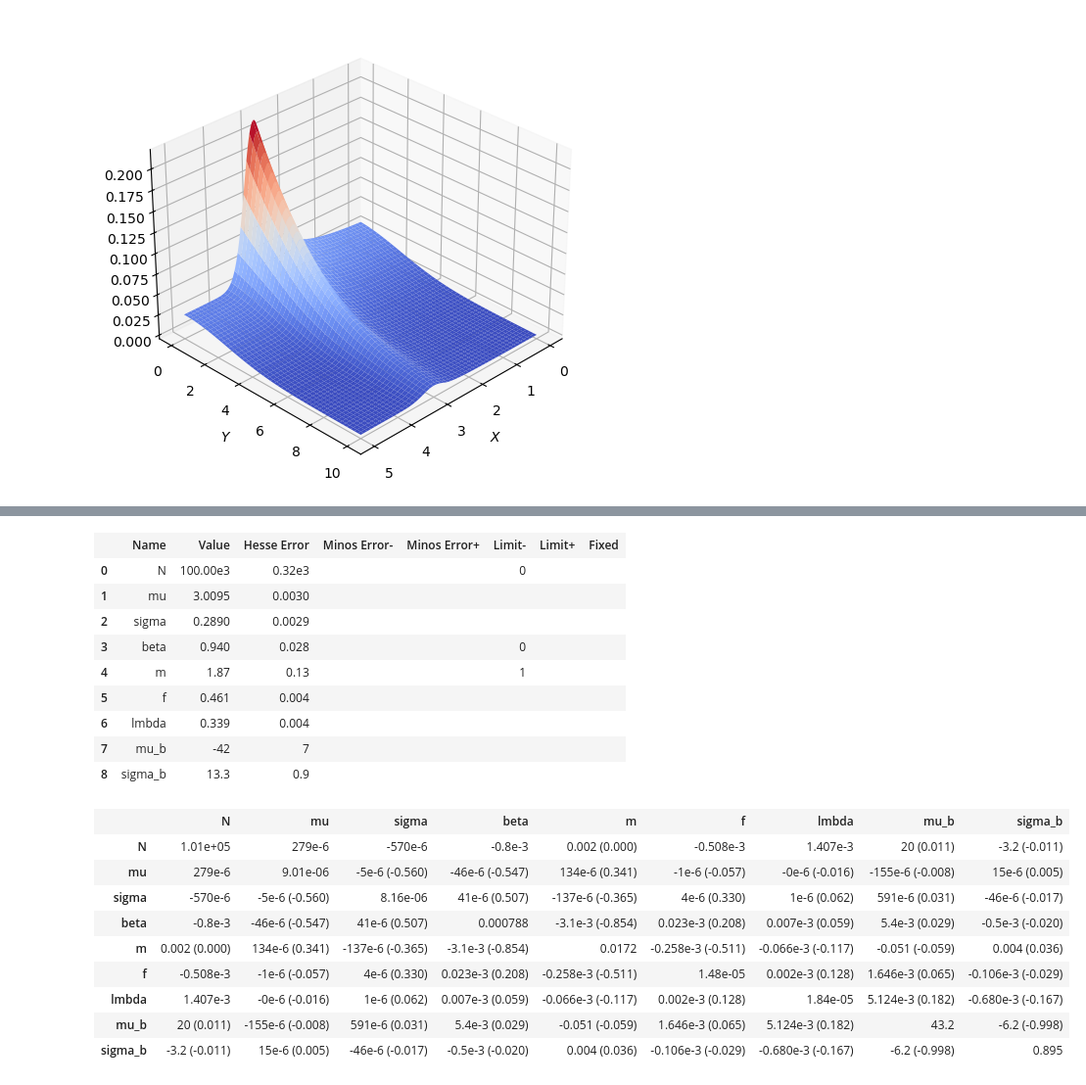
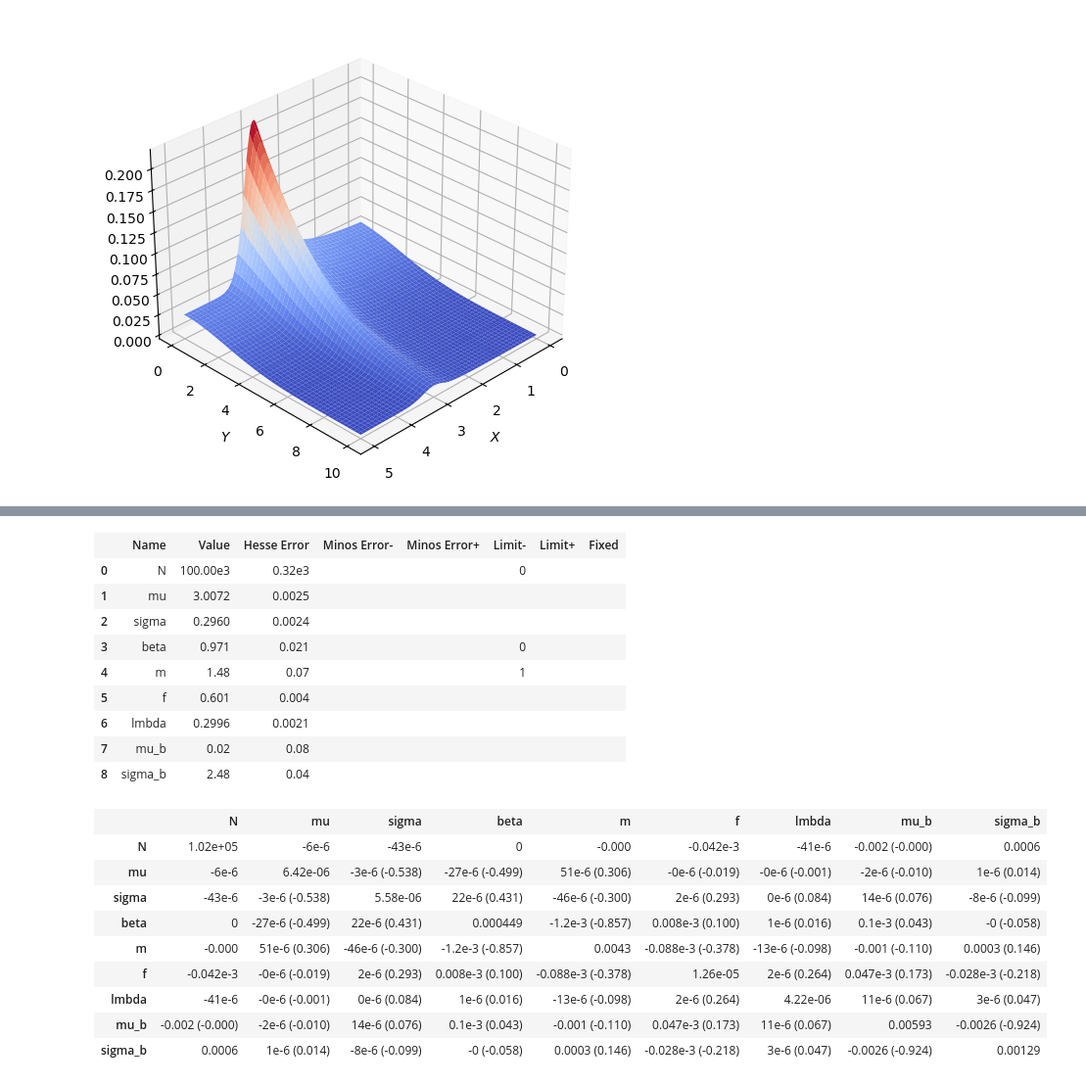
Before and after one commit to elizabethsztan/DIS_S1, a Jupyter notebook: s1_coursework.ipynb, the cells around one changed output, grey strips where cells are left out. Shown at 98% size. Drawn from its saved outputs; the diff is of its cells as text; code cells hidden in the pictures.

```diff
--- a/s1_coursework.ipynb
+++ b/s1_coursework.ipynb
@@ -252,14 +273,23 @@ def model_density(data, N, mu, sigma, beta, m, f, lmbda, mu_b, sigma_b):
     #define pdfs again here, because it is quicker for the minimiser
     g_s = crystalball.pdf(X, beta, m, mu, sigma) / (crystalball.cdf(5.0, beta, m, mu, sigma) - crystalball.cdf(0.0, beta, m, mu, sigma))
 
-    trunc_b = (5.0 - 0.0)*lmbda
-    h_s = truncexpon.pdf(Y, trunc_b, 0.0, 1/lmbda)
+    #trunc_b = (5.0 - 0.0)*lmbda
+    #h_s = truncexpon.pdf(Y, trunc_b, 0.0, 1/lmbda)
 
-    g_b = uniform.pdf(X, 0.0, 5.0)
+    pdf = lmbda * np.exp(-lmbda * Y)
+    norm_factor = 1 - np.exp(-10 * lmbda)
+    h_s = pdf/norm_factor
 
-    a = (0.0 - mu_b)/sigma_b
-    b = (10.0 - mu_b)/sigma_b
-    h_b = truncnorm.pdf(Y, a, b, mu_b, sigma_b)
+    #g_b = uniform.pdf(X, 0.0, 5.0)
+    g_b = np.where((X >= 0) & (X <= 5), 1/5.0, 0)
+
+    # a = (0.0 - mu_b)/sigma_b
+    # b = (10.0 - mu_b)/sigma_b
+    # h_b = truncnorm.pdf(Y, a, b, mu_b, sigma_b)
+
+    pdf0 = (1/(sigma_b * np.sqrt(2*np.pi))) * np.exp(-(Y - mu_b)**2 / (2*sigma_b**2))
+    norm_factor0 = norm.cdf(10, mu_b, sigma_b) - norm.cdf(0, mu_b, sigma_b)
+    h_b = pdf0/norm_factor0
 
     signal = f * g_s * h_s
     background = (1-f) * g_b * h_b
@@ -300,22 +329,20 @@ mu_b_noisy = float(noisy_params['mu_b_noisy'][0])
 sigma_b_noisy = float(noisy_params['sigma_b_noisy'][0])
 # %%
 #make the cost function which is the negative log likelihood
-def EML_fit():
+def EML_fit_true(): #using the true params as starting values
     nll = ExtendedUnbinnedNLL((X,Y), model_density)
-
-    np.random.seed(42)
 
     #Input starting values
     mi = Minuit(nll,
-                N=N_noisy,
-                mu=mu_noisy,
-                sigma=sigma_noisy,
-                beta=beta_noisy,
-                m=m_noisy,
-                f=f_noisy,
-                lmbda=lmbda_noisy,
-                mu_b=mu_b_noisy,
-                sigma_b=sigma_b_noisy)
+                N=N_true,
+                mu=mu_true,
+                sigma=sigma_true,
+                beta=beta_true,
+                m=m_true,
+                f=f_true,
+                lmbda=lmbda_true,
+                mu_b=mu_b_true,
+                sigma_b=sigma_b_true)
 
     #input limits
     mi.limits["N"] = (0, None)
@@ -332,6 +359,6 @@ def EML_fit():
     mi.hesse()
 
     return mi
-EML_fit()
+EML_fit_true()
 # %% [output]
 | Migrad |  |
@@ -340,26 +367,26 @@ EML_fit()
 | Valid Minimum | Below EDM threshold (goal x 10) |
 | No parameters at limit | Below call limit |
 | Hesse ok | Covariance accurate |
 |  | Name | Value | Hesse Error | Minos Error- | Minos Error+ | Limit- | Limit+ | Fixed |
 | 0 | N | 100.00e3 | 0.32e3 |  |  | 0 |  |  |
-| 1 | mu | 3.0095 | 0.0030 |  |  |  |  |  |
-| 2 | sigma | 0.2890 | 0.0029 |  |  |  |  |  |
-| 3 | beta | 0.940 | 0.028 |  |  | 0 |  |  |
-| 4 | m | 1.87 | 0.13 |  |  | 1 |  |  |
-| 5 | f | 0.461 | 0.004 |  |  |  |  |  |
-| 6 | lmbda | 0.339 | 0.004 |  |  |  |  |  |
-| 7 | mu_b | -42 | 7 |  |  |  |  |  |
-| 8 | sigma_b | 13.3 | 0.9 |  |  |  |  |  |
+| 1 | mu | 3.0072 | 0.0025 |  |  |  |  |  |
+| 2 | sigma | 0.2960 | 0.0024 |  |  |  |  |  |
+| 3 | beta | 0.971 | 0.021 |  |  | 0 |  |  |
+| 4 | m | 1.48 | 0.07 |  |  | 1 |  |  |
+| 5 | f | 0.601 | 0.004 |  |  |  |  |  |
+| 6 | lmbda | 0.2996 | 0.0021 |  |  |  |  |  |
+| 7 | mu_b | 0.02 | 0.08 |  |  |  |  |  |
+| 8 | sigma_b | 2.48 | 0.04 |  |  |  |  |  |
 |  | N | mu | sigma | beta | m | f | lmbda | mu_b | sigma_b |
-| N | 1.01e+05 | 279e-6 | -570e-6 | -0.8e-3 | 0.002 (0.000) | -0.508e-3 | 1.407e-3 | 20 (0.011) | -3.2 (-0.011) |
-| mu | 279e-6 | 9.01e-06 | -5e-6 (-0.560) | -46e-6 (-0.547) | 134e-6 (0.341) | -1e-6 (-0.057) | -0e-6 (-0.016) | -155e-6 (-0.008) | 15e-6 (0.005) |
-| sigma | -570e-6 | -5e-6 (-0.560) | 8.16e-06 | 41e-6 (0.507) | -137e-6 (-0.365) | 4e-6 (0.330) | 1e-6 (0.062) | 591e-6 (0.031) | -46e-6 (-0.017) |
-| beta | -0.8e-3 | -46e-6 (-0.547) | 41e-6 (0.507) | 0.000788 | -3.1e-3 (-0.854) | 0.023e-3 (0.208) | 0.007e-3 (0.059) | 5.4e-3 (0.029) | -0.5e-3 (-0.020) |
-| m | 0.002 (0.000) | 134e-6 (0.341) | -137e-6 (-0.365) | -3.1e-3 (-0.854) | 0.0172 | -0.258e-3 (-0.511) | -0.066e-3 (-0.117) | -0.051 (-0.059) | 0.004 (0.036) |
-| f | -0.508e-3 | -1e-6 (-0.057) | 4e-6 (0.330) | 0.023e-3 (0.208) | -0.258e-3 (-0.511) | 1.48e-05 | 0.002e-3 (0.128) | 1.646e-3 (0.065) | -0.106e-3 (-0.029) |
-| lmbda | 1.407e-3 | -0e-6 (-0.016) | 1e-6 (0.062) | 0.007e-3 (0.059) | -0.066e-3 (-0.117) | 0.002e-3 (0.128) | 1.84e-05 | 5.124e-3 (0.182) | -0.680e-3 (-0.167) |
-| mu_b | 20 (0.011) | -155e-6 (-0.008) | 591e-6 (0.031) | 5.4e-3 (0.029) | -0.051 (-0.059) | 1.646e-3 (0.065) | 5.124e-3 (0.182) | 43.2 | -6.2 (-0.998) |
-| sigma_b | -3.2 (-0.011) | 15e-6 (0.005) | -46e-6 (-0.017) | -0.5e-3 (-0.020) | 0.004 (0.036) | -0.106e-3 (-0.029) | -0.680e-3 (-0.167) | -6.2 (-0.998) | 0.895 |
+| N | 1.02e+05 | -6e-6 | -43e-6 | 0 | -0.000 | -0.042e-3 | -41e-6 | -0.002 (-0.000) | 0.0006 |
+| mu | -6e-6 | 6.42e-06 | -3e-6 (-0.538) | -27e-6 (-0.499) | 51e-6 (0.306) | -0e-6 (-0.019) | -0e-6 (-0.001) | -2e-6 (-0.010) | 1e-6 (0.014) |
+| sigma | -43e-6 | -3e-6 (-0.538) | 5.58e-06 | 22e-6 (0.431) | -46e-6 (-0.300) | 2e-6 (0.293) | 0e-6 (0.084) | 14e-6 (0.076) | -8e-6 (-0.099) |
+| beta | 0 | -27e-6 (-0.499) | 22e-6 (0.431) | 0.000449 | -1.2e-3 (-0.857) | 0.008e-3 (0.100) | 1e-6 (0.016) | 0.1e-3 (0.043) | -0 (-0.058) |
+| m | -0.000 | 51e-6 (0.306) | -46e-6 (-0.300) | -1.2e-3 (-0.857) | 0.0043 | -0.088e-3 (-0.378) | -13e-6 (-0.098) | -0.001 (-0.110) | 0.0003 (0.146) |
+| f | -0.042e-3 | -0e-6 (-0.019) | 2e-6 (0.293) | 0.008e-3 (0.100) | -0.088e-3 (-0.378) | 1.26e-05 | 2e-6 (0.264) | 0.047e-3 (0.173) | -0.028e-3 (-0.218) |
+| lmbda | -41e-6 | -0e-6 (-0.001) | 0e-6 (0.084) | 1e-6 (0.016) | -13e-6 (-0.098) | 2e-6 (0.264) | 4.22e-06 | 11e-6 (0.067) | 3e-6 (0.047) |
+| mu_b | -0.002 (-0.000) | -2e-6 (-0.010) | 14e-6 (0.076) | 0.1e-3 (0.043) | -0.001 (-0.110) | 0.047e-3 (0.173) | 11e-6 (0.067) | 0.00593 | -0.0026 (-0.924) |
+| sigma_b | 0.0006 | 1e-6 (0.014) | -8e-6 (-0.099) | -0 (-0.058) | 0.0003 (0.146) | -0.028e-3 (-0.218) | 3e-6 (0.047) | -0.0026 (-0.924) | 0.00129 |
 # %%
 #Find how long it takes to
 # a) generate sample of 100k events
```
Also changed, not shown: parts of 8 cells of this notebook.
